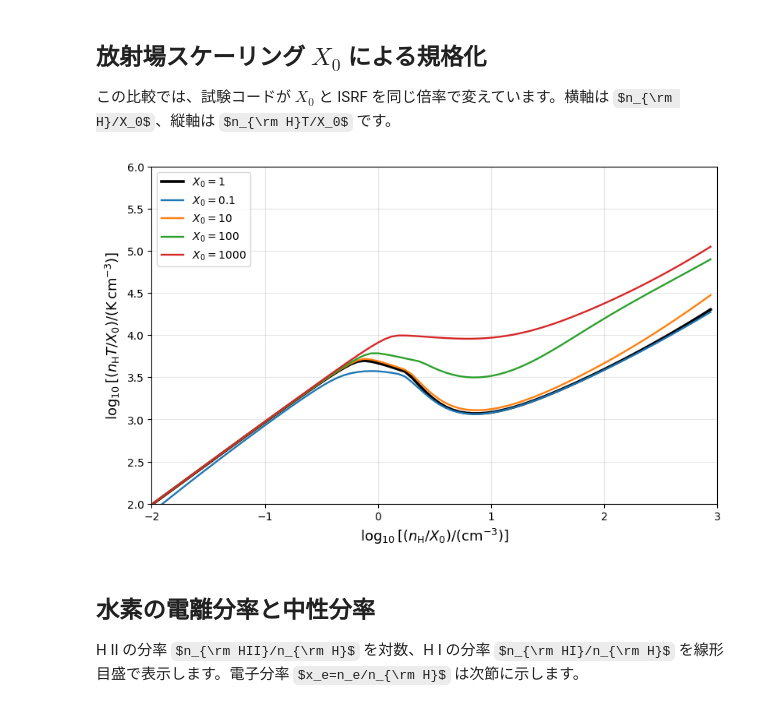
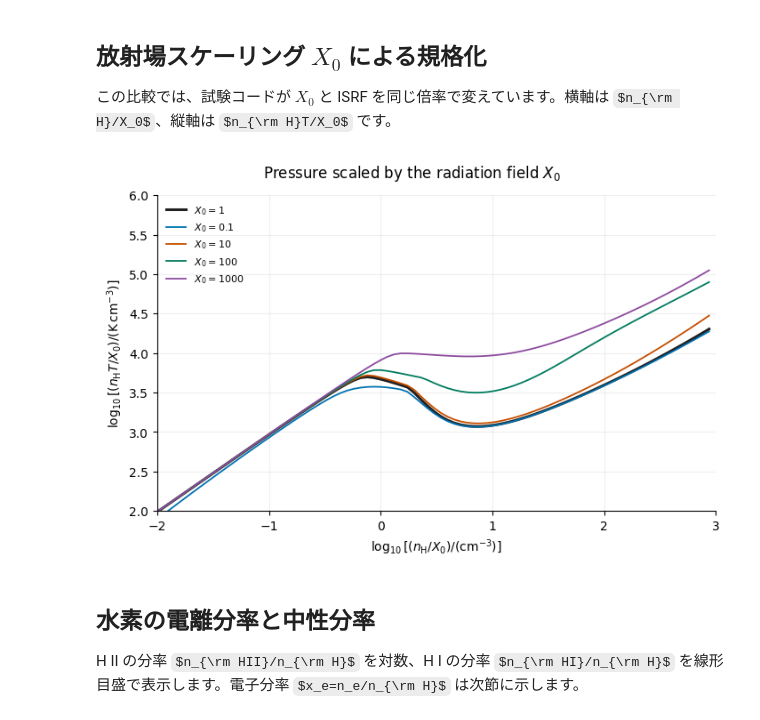
Before and after one commit to babajn/CEQLib, a Jupyter notebook: plot/PlotWolfire1995.ipynb, the cells around one changed output. Saved outputs shown, nothing was run; the diff lists cells and outputs as text; code cells hidden in the pictures; some formulas as TeX source.

```diff
--- a/plot/PlotWolfire1995.ipynb
+++ b/plot/PlotWolfire1995.ipynb
@@ -148,26 +80,13 @@ plot_density_panels(
 ## 放射場スケーリング $X_0$ による規格化
 
 この比較では、試験コードが $X_0$ と ISRF を同じ倍率で変えています。横軸は $n_{\rm H}/X_0$、縦軸は $n_{\rm H}T/X_0$ です。
-# %%
-fig, ax = plt.subplots(figsize=(8, 5), layout="constrained")
-for x0 in (1, 0.1, 10, 100, 1000):
-    data = read_result(result_file(isrf=x0, x0=x0))
-    scaled_density = data["n_H"] / x0
-    ax.plot(
-        log10_positive(scaled_density), log10_positive(scaled_density * data["T"]),
-        label=rf"$X_0={x0:g}$", color="black" if x0 == 1 else None,
-        linewidth=2.6 if x0 == 1 else 1.7,
-    )
-ax.set(
-    xlabel=r"$\log_{10}[(n_{\rm H}/X_0)/(\mathrm{cm}^{-3})]$",
-    ylabel=r"$\log_{10}[(n_{\rm H}T/X_0)/(\mathrm{K\,cm}^{-3})]$",
-    xlim=(-2, 3), ylim=(2, 6),
-)
-ax.legend()
-ax.grid(alpha=0.3)
-plt.show()
-# %% [output]
-[figure, removed]
+# %%
+with plt.rc_context(PLOT_STYLE):
+    fig = plot_x0_scaling(results)
+    display(fig)
+    plt.close(fig)
+# %% [output]
+[figure, added]
 # %% [markdown]
 ## 水素の電離分率と中性分率
 
```
Also changed, not shown: parts of 14 cells of this notebook, 4 other files.
